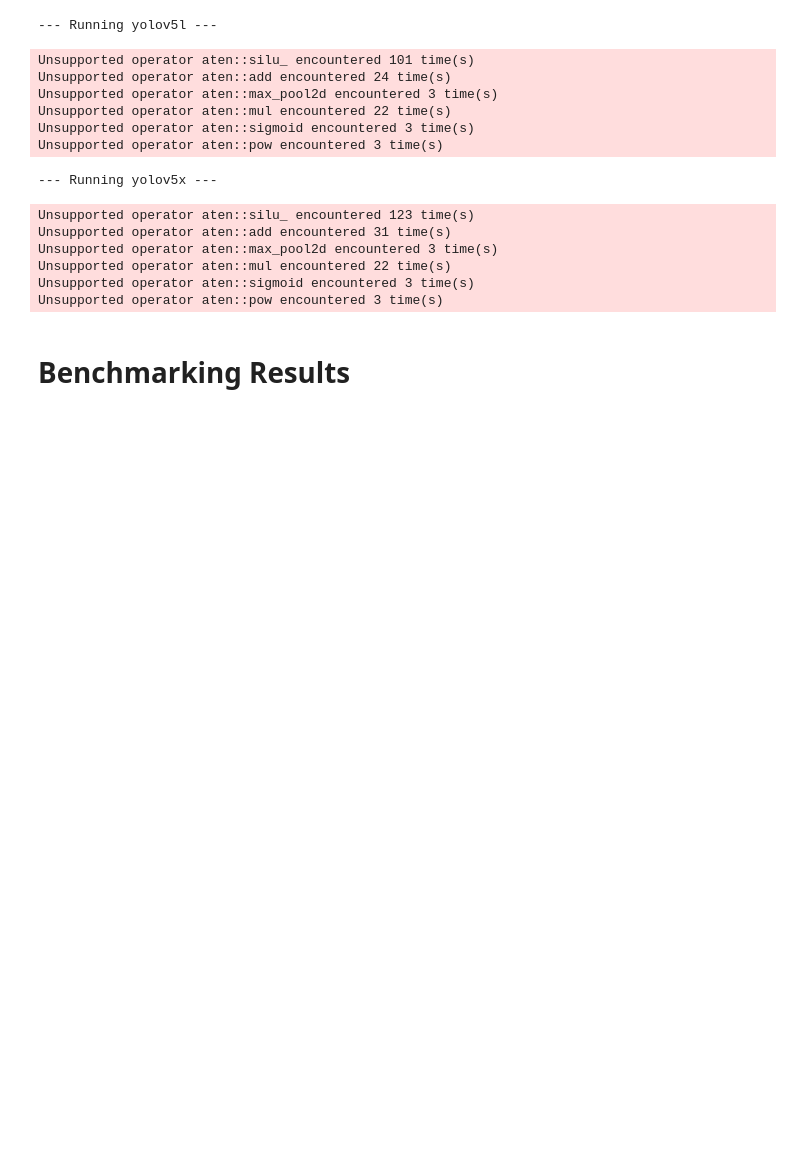
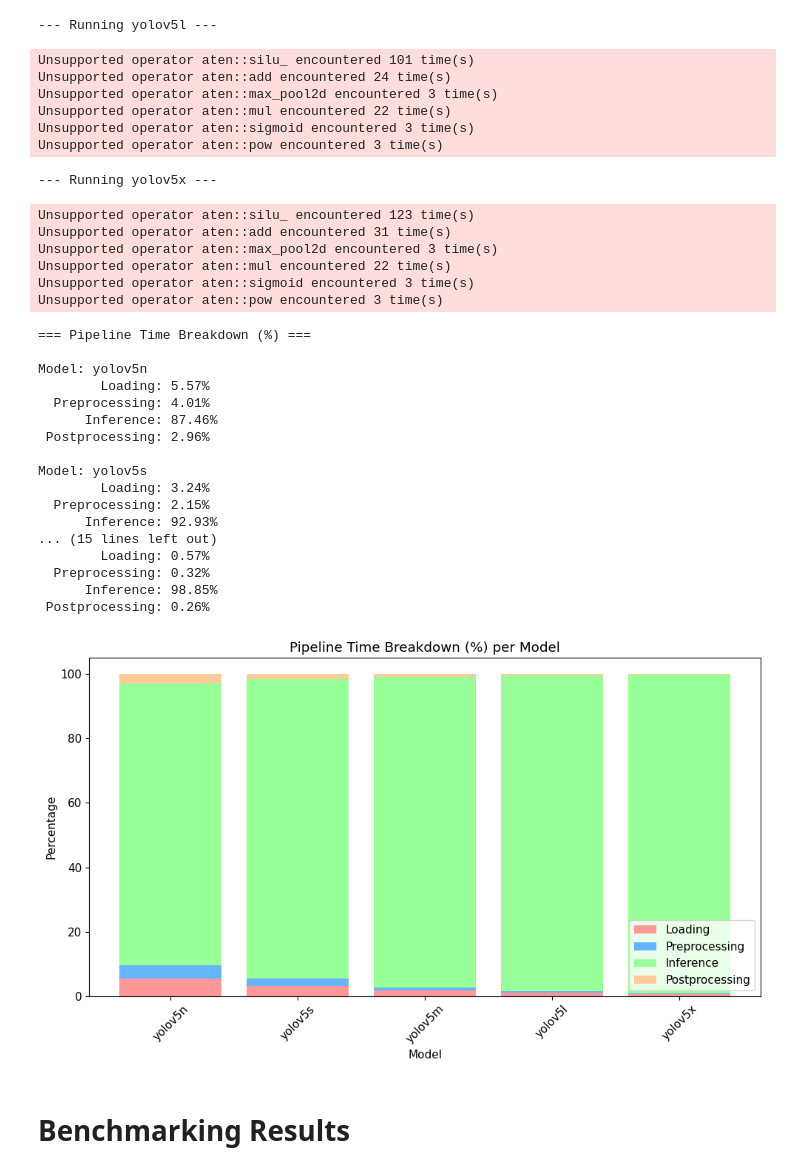
Before and after one commit to dishap22/yolov5_benchmarking_optimization, a Jupyter notebook: benchmarking.ipynb, the cells around one changed output. Drawn from its saved outputs; the diff is of its cells as text; code cells hidden in the pictures; blank space fills up the shorter version.

```diff
--- a/benchmarking.ipynb
+++ b/benchmarking.ipynb
@@ -215,6 +275,61 @@ Unsupported operator aten::max_pool2d encountered 3 time(s)
 Unsupported operator aten::mul encountered 22 time(s)
 Unsupported operator aten::sigmoid encountered 3 time(s)
 Unsupported operator aten::pow encountered 3 time(s)
+# %%
+print("\n=== Pipeline Time Breakdown (%) ===")
+for model_name, breakdown in component_breakdowns.items():
+    print(f"\nModel: {model_name}")
+    for stage, perc in breakdown.items():
+        print(f"{stage:>15}: {perc:.2f}%")
+
+%matplotlib inline
+
+# Extract breakdowns
+stages = ["Loading", "Preprocessing", "Inference", "Postprocessing"]
+model_names = list(component_breakdowns.keys())
+
+# Build data per stage
+stage_values = {stage: [] for stage in stages}
+for model in model_names:
+    for stage in stages:
+        stage_values[stage].append(component_breakdowns[model][stage])
+
+# Plotting
+fig, ax = plt.subplots(figsize=(10, 6))
+
+bottoms = np.zeros(len(model_names))
+colors = ['#ff9999', '#66b3ff', '#99ff99', '#ffcc99']
+
+for i, stage in enumerate(stages):
+    ax.bar(model_names, stage_values[stage], bottom=bottoms, label=stage, color=colors[i])
+    bottoms += stage_values[stage]
+
+ax.set_title("Pipeline Time Breakdown (%) per Model")
+ax.set_ylabel("Percentage")
+ax.set_xlabel("Model")
+ax.legend()
+plt.xticks(rotation=45)
+plt.tight_layout()
+plt.show()
+# %% [output]
+=== Pipeline Time Breakdown (%) ===
+
+Model: yolov5n
+        Loading: 5.57%
+  Preprocessing: 4.01%
+      Inference: 87.46%
+ Postprocessing: 2.96%
+
+Model: yolov5s
+        Loading: 3.24%
+  Preprocessing: 2.15%
+      Inference: 92.93%
+... (15 lines left out)
+        Loading: 0.57%
+  Preprocessing: 0.32%
+      Inference: 98.85%
+ Postprocessing: 0.26%
+[figure, added]
 # %% [markdown]
 # Benchmarking Results
 # %%
```
Also changed, not shown: parts of 18 cells of this notebook.
